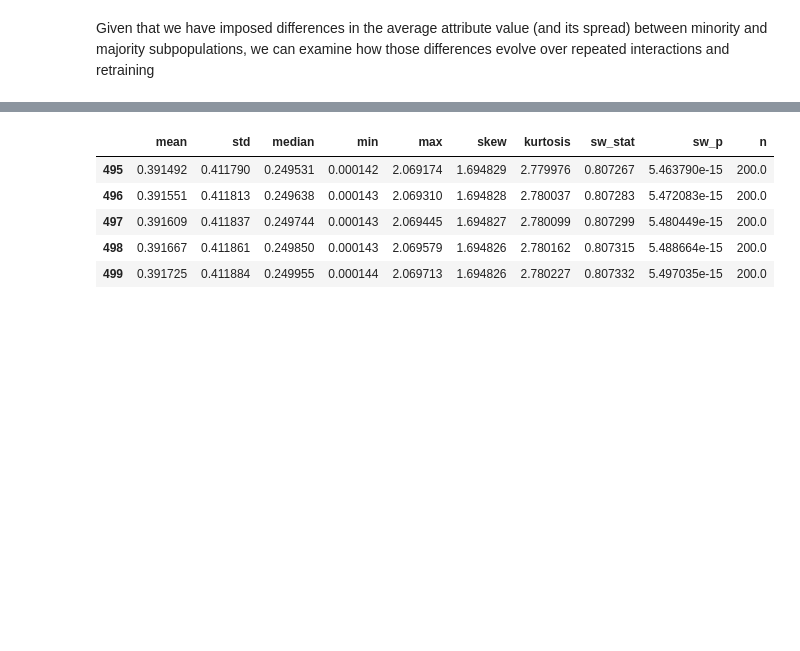
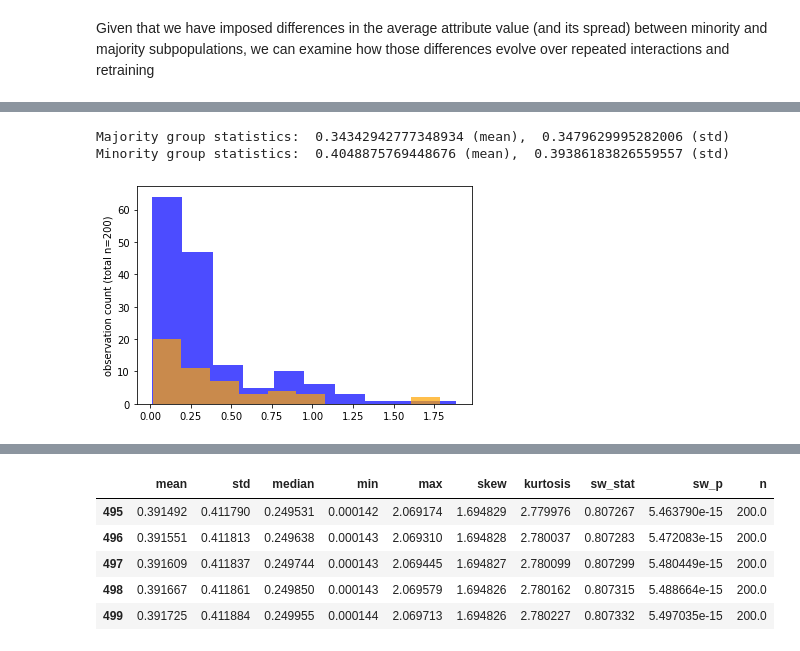
Before and after one commit to elucherini/t-recs, a Jupyter notebook: examples/complete-guide.ipynb, the cells around one changed output, grey strips where cells are left out. Saved outputs shown, nothing was run; the diff lists cells and outputs as text; code cells hidden in the pictures; blank space fills up the shorter version.

```diff
--- a/examples/complete-guide.ipynb
+++ b/examples/complete-guide.ipynb
@@ -382,3 +410,10 @@ filtering.run(450)
+# %%
+filtering.run(450)
+majority_minority_outcomes(mse, number_of_maj_users)
+# %% [output]
+Majority group statistics:  0.34342942777348934 (mean),  0.3479629995282006 (std)
+Minority group statistics:  0.4048875769448676 (mean),  0.39386183826559557 (std)
+[figure, added]
 # %%
 mse_diagnostics = mse.get_diagnostics()
 mse_beginning = mse_diagnostics.loc[50:, :]
```
Also changed, not shown: parts of 4 cells of this notebook.
